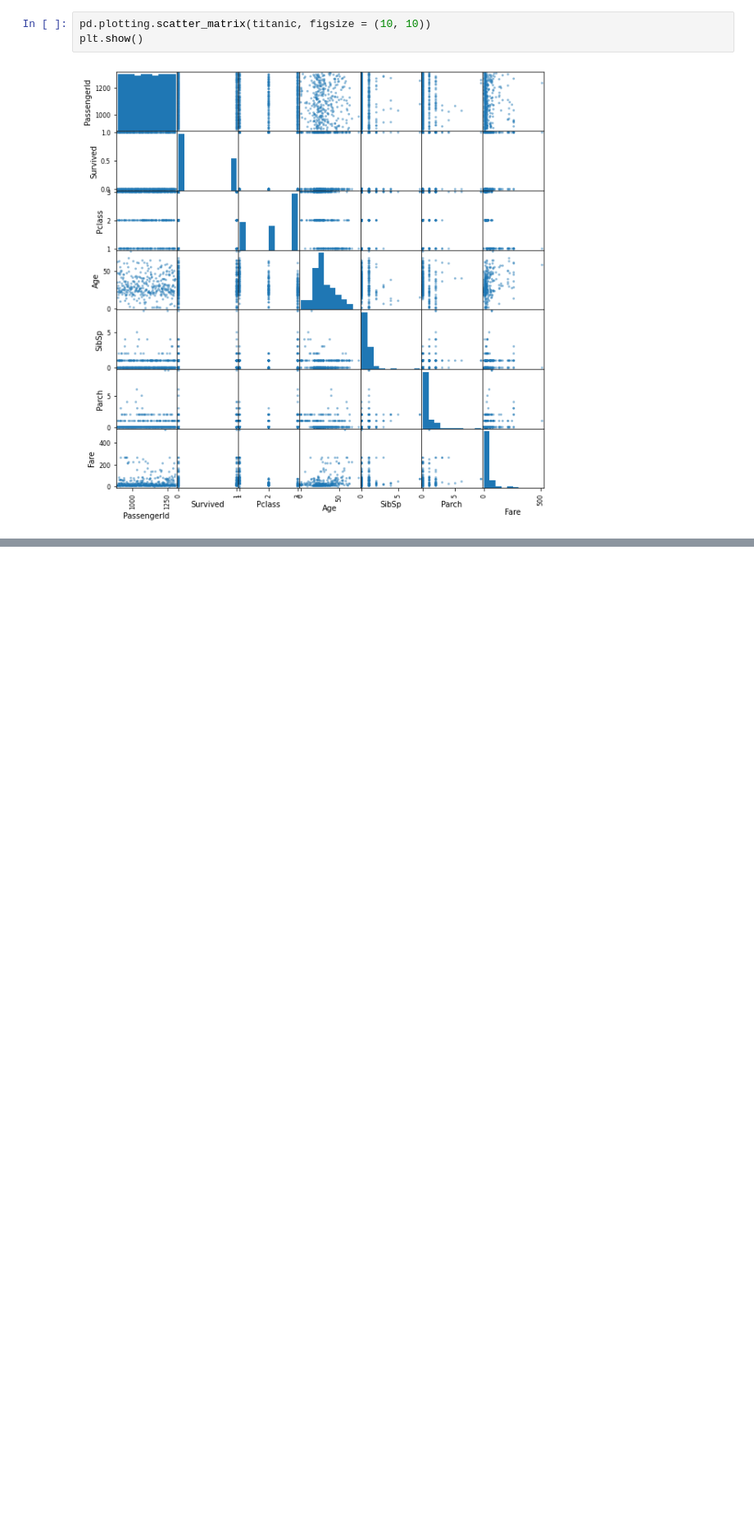
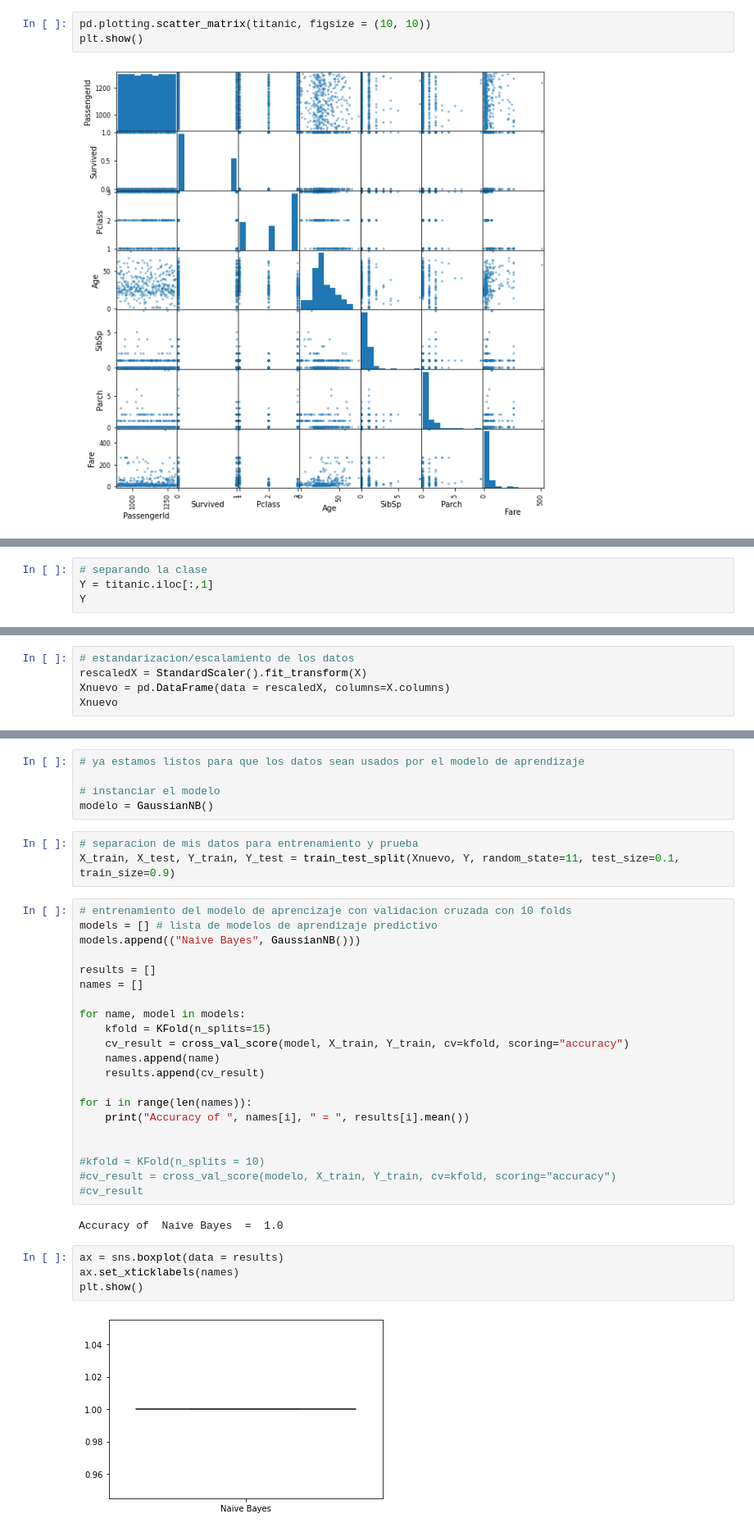
Before and after one commit to justNeto/SemanaTecAnalitica, a Jupyter notebook: TitanicDatasetAnalysis.ipynb, the cells around one changed output, grey strips where cells are left out. Shown at 82% size. Drawn from its saved outputs; the diff is of its cells as text; blank space fills up the shorter version.

```diff
--- a/TitanicDatasetAnalysis.ipynb
+++ b/TitanicDatasetAnalysis.ipynb
@@ -84,0 +164,4 @@ plt.show()
+# %%
+# separando la clase
+Y = titanic.iloc[:,1]
+Y
@@ -84,0 +181,5 @@ plt.show()
+# %%
+# estandarizacion/escalamiento de los datos
+rescaledX = StandardScaler().fit_transform(X)
+Xnuevo = pd.DataFrame(data = rescaledX, columns=X.columns)
+Xnuevo
@@ -84,0 +202,37 @@ plt.show()
+# %%
+# ya estamos listos para que los datos sean usados por el modelo de aprendizaje
+
+# instanciar el modelo
+modelo = GaussianNB()
+# %%
+# separacion de mis datos para entrenamiento y prueba
+X_train, X_test, Y_train, Y_test = train_test_split(Xnuevo, Y, random_state=11, test_size=0.1, train_size=0.9)
+# %%
+# entrenamiento del modelo de aprencizaje con validacion cruzada con 10 folds
+models = [] # lista de modelos de aprendizaje predictivo
+models.append(("Naive Bayes", GaussianNB()))
+
+results = []
+names = []
+
+for name, model in models:
+    kfold = KFold(n_splits=15)
+    cv_result = cross_val_score(model, X_train, Y_train, cv=kfold, scoring="accuracy")
+    names.append(name)
+    results.append(cv_result)
+
+for i in range(len(names)):
+    print("Accuracy of ", names[i], " = ", results[i].mean())
+
+
+#kfold = KFold(n_splits = 10)
+#cv_result = cross_val_score(modelo, X_train, Y_train, cv=kfold, scoring="accuracy")
+#cv_result
+# %% [output]
+Accuracy of  Naive Bayes  =  1.0
+# %%
+ax = sns.boxplot(data = results)
+ax.set_xticklabels(names)
+plt.show()
+# %% [output]
+[figure, added]
```
Also changed, not shown: parts of 15 cells of this notebook.
